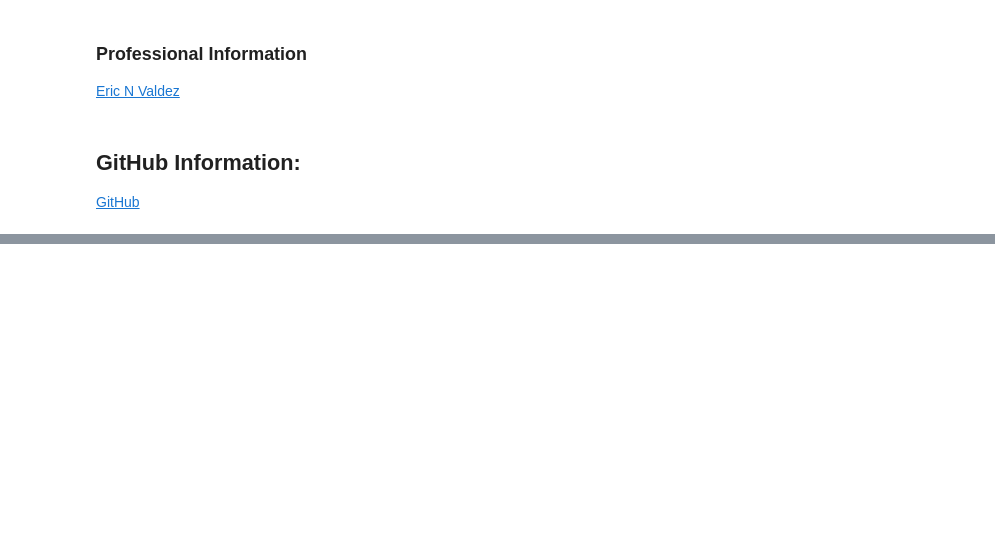
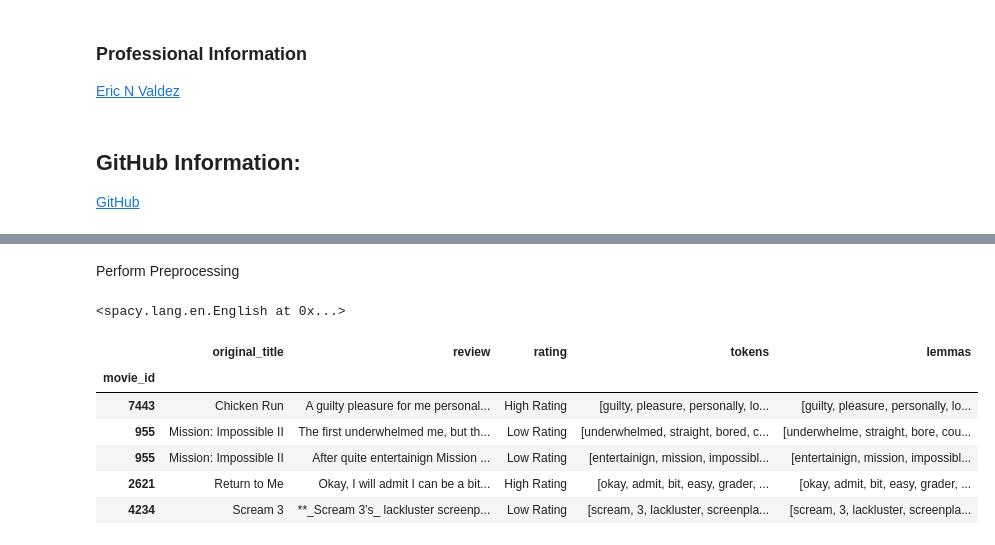
Before and after one commit to VALDE021/Data-Enrichment-Project, a Jupyter notebook: Project 2 Part 8-EricNV.ipynb, the cells around one changed output, grey strips where cells are left out. Saved outputs shown, nothing was run; the diff lists cells and outputs as text; code cells hidden in the pictures; blank space fills up the shorter version.

```diff
--- a/Project 2 Part 8-EricNV.ipynb
+++ b/Project 2 Part 8-EricNV.ipynb
@@ -31,0 +125,5 @@
+# %%
+def load_data(fpath):
+    df = pd.read_csv(fpath)
+    df = df.set_index("movie_id")
+    return df
@@ -31,0 +155,22 @@
+# %% [markdown]
+Perform Preprocessing
+# %%
+import spacy
+nlp = spacy.load('en_core_web_sm', disable=['ner'])
+nlp
+# %% [output]
+<spacy.lang.en.English at 0x...>
+# %%
+# Obtain tokens from spacy pipeline
+df['tokens'] =  fn.batch_preprocess_texts(df['review'], nlp=nlp)
+# Obtain lemmas from spacy pipeline
+df['lemmas'] = fn.batch_preprocess_texts(df['review'], nlp=nlp, use_lemmas=True)
+df.head()
+# %% [output]
+|  | original_title | review | rating | tokens | lemmas |
+| movie_id |  |  |  |  |  |
+| 7443 | Chicken Run | A guilty pleasure for me personal... | High Rating | [guilty, pleasure, personally, lo... | [guilty, pleasure, personally, lo... |
+| 955 | Mission: Impossible II | The first underwhelmed me, but th... | Low Rating | [underwhelmed, straight, bored, c... | [underwhelme, straight, bore, cou... |
+| 955 | Mission: Impossible II | After quite entertainign Mission ... | Low Rating | [entertainign, mission, impossibl... | [entertainign, mission, impossibl... |
+| 2621 | Return to Me | Okay, I will admit I can be a bit... | High Rating | [okay, admit, bit, easy, grader, ... | [okay, admit, bit, easy, grader, ... |
+| 4234 | Scream 3 | **_Scream 3’s_ lackluster screenp... | Low Rating | [scream, 3, lackluster, screenpla... | [scream, 3, lackluster, screenpla... |
```
Also changed, not shown: parts of 27 cells of this notebook, 17 other files.
